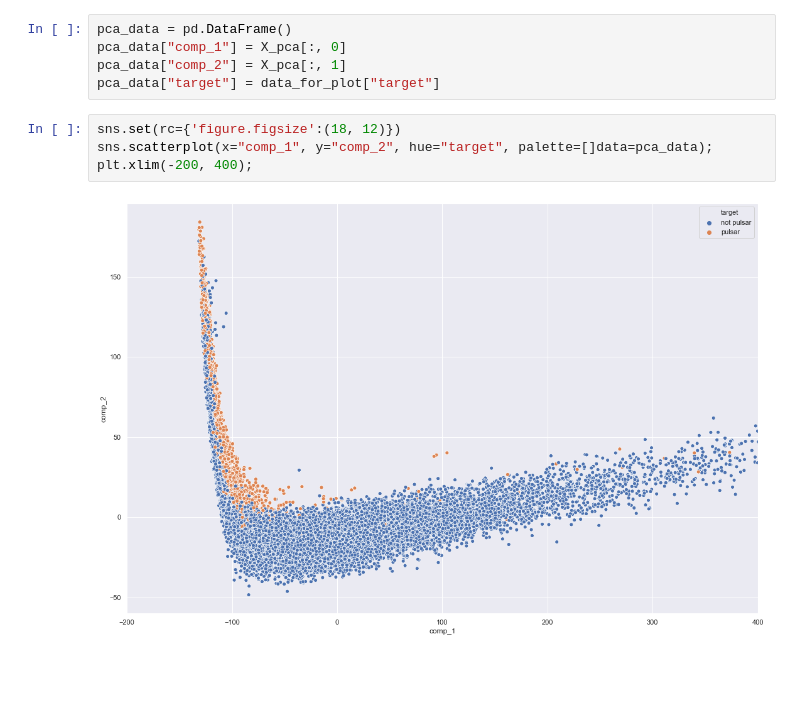
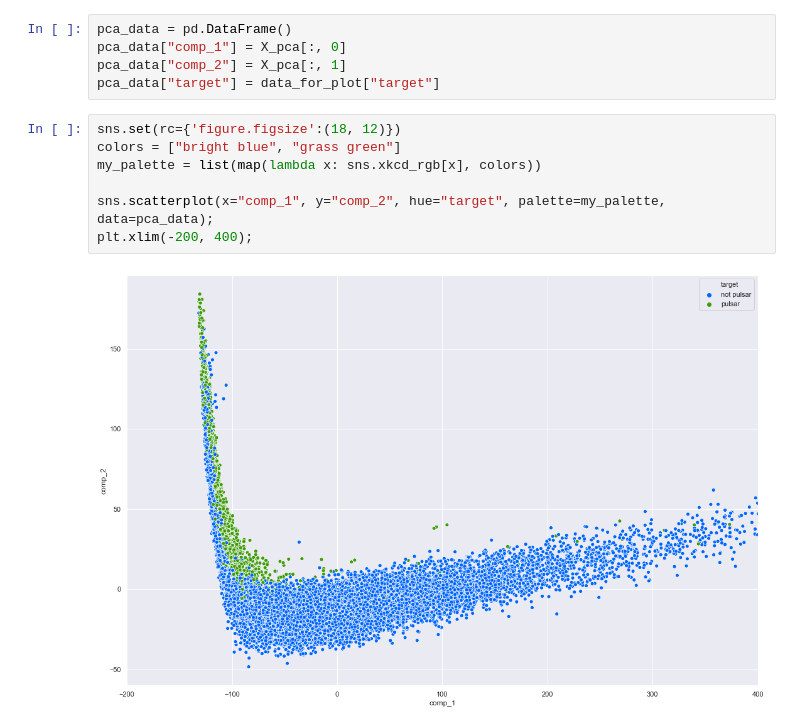
Before and after one commit to aribault/pulsar_classification, a Jupyter notebook: scripts/exploration.ipynb, the cells around one changed output. Drawn from its saved outputs; the diff is of its cells as text; blank space fills up the shorter version.

```diff
--- a/scripts/exploration.ipynb
+++ b/scripts/exploration.ipynb
@@ -140,7 +149,10 @@ pca_data["comp_2"] = X_pca[:, 1]
 pca_data["target"] = data_for_plot["target"]
 # %%
 sns.set(rc={'figure.figsize':(18, 12)})
-sns.scatterplot(x="comp_1", y="comp_2", hue="target", palette=[]data=pca_data);
+colors = ["bright blue", "grass green"]
+my_palette = list(map(lambda x: sns.xkcd_rgb[x], colors))
+
+sns.scatterplot(x="comp_1", y="comp_2", hue="target", palette=my_palette, data=pca_data);
 plt.xlim(-200, 400);
 # %% [output]
-[figure, old version]
+[figure, new version]
```
Also changed, not shown: parts of 2 cells of this notebook, 8 other files.
